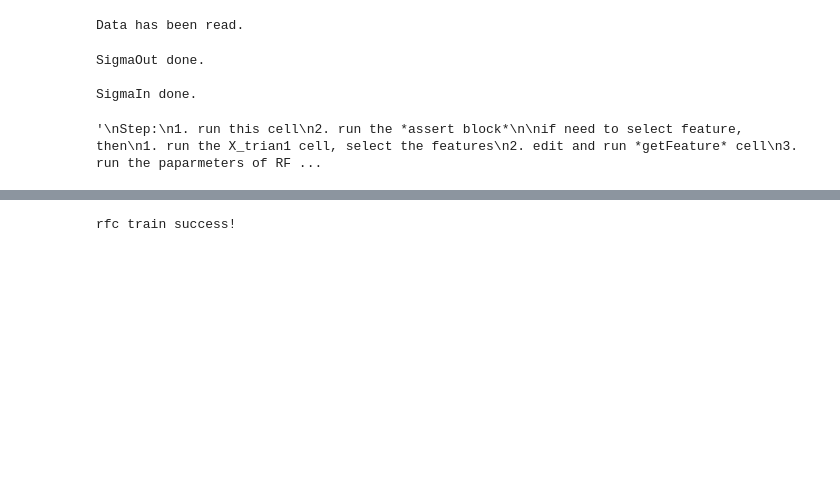
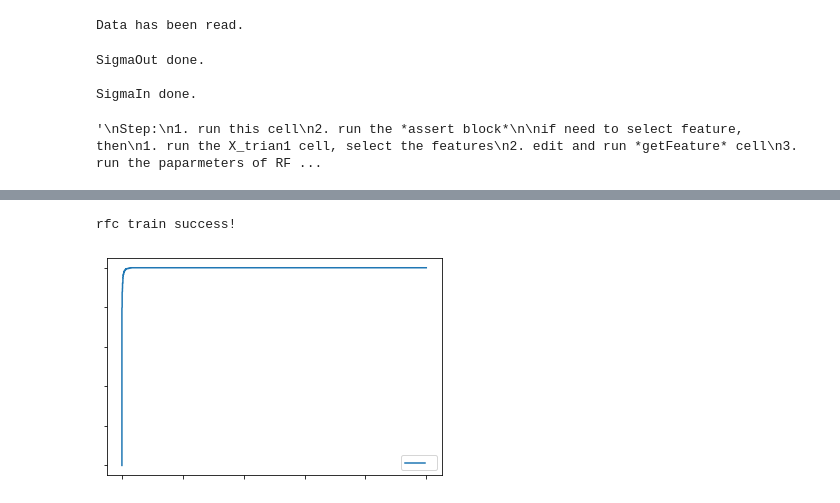
Before and after one commit to lowspace/COMP90051-20-Project-1, a Jupyter notebook: RF/Random Forest Local.ipynb, the cells around one changed output, grey strips where cells are left out. Drawn from its saved outputs; the diff is of its cells as text; code cells hidden in the pictures; blank space fills up the shorter version.

```diff
--- a/RF/Random Forest Local.ipynb
+++ b/RF/Random Forest Local.ipynb
@@ -368,19 +445,23 @@ rfc train success!
 # %%
 """
 Best estimators of RFC with features adar1, jaccard 1-3, cos 1-3
 """
 
 from sklearn.ensemble import RandomForestClassifier
 
 model = RandomForestClassifier(bootstrap=True, ccp_alpha=0.0, class_weight=None,
-                       criterion='entropy', max_depth=50, max_features='auto',
+                       criterion='entropy', max_depth=30, max_features='auto',
                        max_leaf_nodes=None, max_samples=None,
                        min_impurity_decrease=0.0, min_impurity_split=None,
                        min_samples_leaf=1, min_samples_split=5,
                        min_weight_fraction_leaf=0.0, n_estimators=100, n_jobs=1,
                        oob_score=False, random_state=None, verbose=0,
                        warm_start=False)
+
 model.fit(X_train, Y_train)
 print ("rfc train success!")
+metrics.plot_roc_curve(model, X_test, Y_test)
+plt.show()
 # %% [output]
 rfc train success!
+[figure, added]
```
Also changed, not shown: parts of 14 cells of this notebook.
